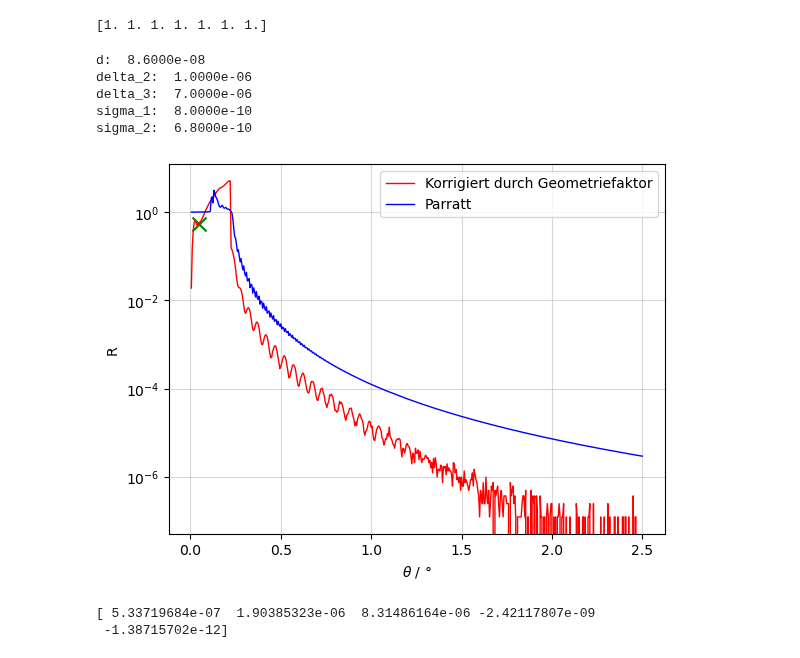
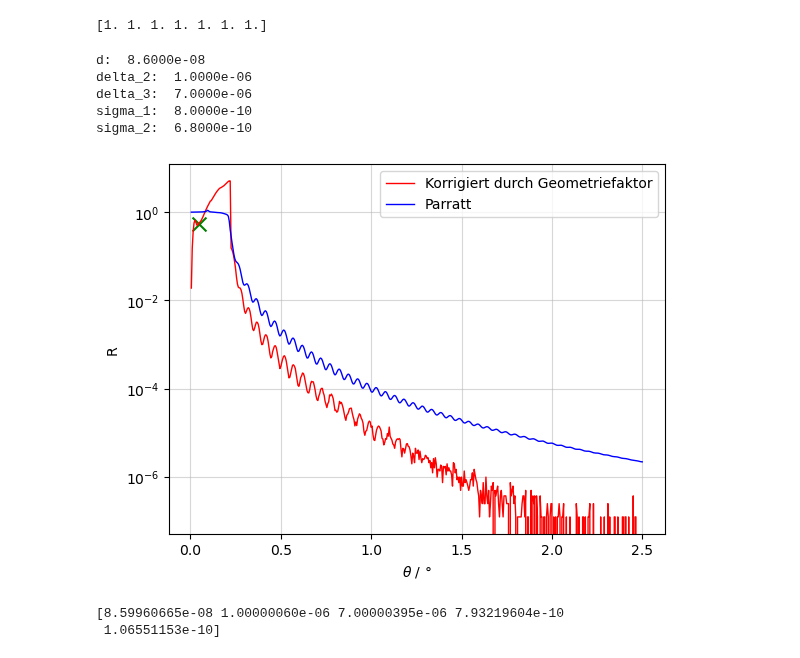
Before and after one commit to waerther/fortgeschrittenenpraktikum, a Jupyter notebook: v44/auswertung.ipynb, the cells around one changed output. Drawn from its saved outputs; the diff is of its cells as text; code cells hidden in the pictures.

```diff
--- a/v44/auswertung.ipynb
+++ b/v44/auswertung.ipynb
@@ -335,36 +357,36 @@ popt, pcov = curve_fit(parratt_algorithm,
                        R_korrektur[:],
                        p0=anfangswerte,
                        maxfev=100000,
-                       method='lm',
+                       method='trf',
                        )
 
 for name, param in zip(('d', 'delta_2','delta_3', 'sigma_1', 'sigma_2'), anfangswerte):
     print(r'{0}:  {1:.4e}'.format(name, param))
 
 
 fig, ax = plt.subplots()
 ax.plot(theta[1:], R_korrektur[1:], ls='-', c='r', label='Korrigiert durch Geometriefaktor',lw=1)
 fitted_vals = parratt_algorithm(theta, *popt)
 ax.plot(theta[1:], fitted_vals[1:], ls='-', c='b', label='Parratt',lw=1)
 ax.scatter(theta_fit[0], R_fit[0], s=100, marker='x', c='g')
 ax.scatter(theta_fit[-1], R_fit[-1], s=100, marker='x', c='g')
 ax.grid('::', alpha=0.5)
 ax.legend(loc='best')
 ax.set(
     yscale='log',
     xlabel=r'$\theta$ / °',
     ylabel='R',
 )
 
 plt.show()
 
 print(popt)
 # %% [output]
 d:  8.6000e-08
 delta_2:  1.0000e-06
 delta_3:  7.0000e-06
 sigma_1:  8.0000e-10
 sigma_2:  6.8000e-10
-[figure, old version]
+[figure, new version]
-[ 5.33719684e-07  1.90385323e-06  8.31486164e-06 -2.42117807e-09
- -1.38715702e-12]
+[8.59960665e-08 1.00000060e-06 7.00000395e-06 7.93219604e-10
+ 1.06551153e-10]
```
Also changed, not shown: parts of 2 cells of this notebook.
